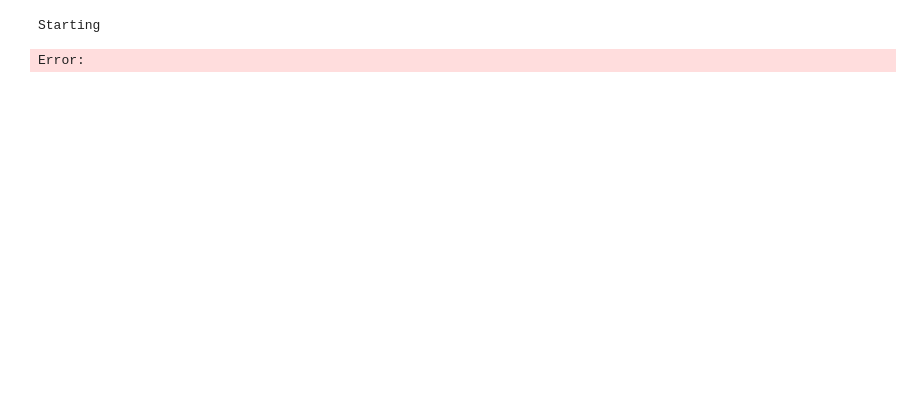
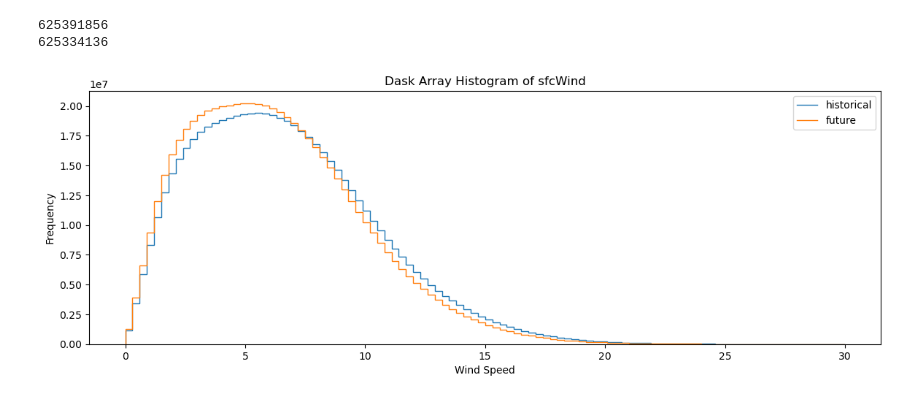
Before and after one commit to ATYslh/Dunkelflaute, a Jupyter notebook: wind_histograms.ipynb, the cells around one changed output. Saved outputs shown, nothing was run; the diff lists cells and outputs as text; code cells hidden in the pictures; blank space fills up the shorter version.

Commit message:
Added first plots for the wind histograms

```diff
--- a/wind_histograms.ipynb
+++ b/wind_histograms.ipynb
@@ -1,23 +1,43 @@
 # %%
 import xarray as xr
+import dask.array as da
 import matplotlib.pyplot as plt
 import numpy as np
 
-input_file="Wind/EUR-11_MPI-M-MPI-ESM1-2-HR_historical_CLMcom-Hereon-CCLM-6-0-clm3_wind.nc"
+plt.figure(figsize=(14, 4.5))
+for file in ["/work/gg0302/g260190/Dunkelflaute/Wind/EUR-11_MPI-M-MPI-ESM1-2-HR_historical_CLMcom-Hereon-CCLM-6-0-clm3_wind.nc","/work/gg0302/g260190/Dunkelflaute/Wind/EUR-11_MPI-M-MPI-ESM1-2-HR_ssp370_CLMcom-Hereon-CCLM-6-0-clm3_wind.nc"]:
+# Open the dataset with Dask
+    ds = xr.open_dataset(file, chunks={"time": 100})
 
-fig, axes = plt.subplots(nrows=1, ncols=1, figsize=(14, 4.5),layout='compressed')
-print("Starting")
-with xr.open_dataset(input_file) as df:
-    wind_data = df["sfcWind"].values
-    print(f"Finished loading data")
-    wind_data_clean = wind_data[~np.isnan(wind_data)]
+    # Filter the dataset for years 1960 to 1990
+    if "historical" in file:
+        ds_filtered = ds.sel(time=slice("1960-01-01", "1989-12-31"))
+        label="historical"
+    else:
+        ds_filtered = ds.sel(time=slice("2070-01-01", "2099-12-31"))
+        label="future"
 
-    counts, bins = np.histogram(wind_data_clean)
-    plt.stairs(counts, bins)
-    plt.title("Histogram of Surface Wind (NaNs excluded)")
-    plt.xlabel("Wind Speed")
-    plt.ylabel("Frequency")
-    plt.show()
+    # Extract the wind data as a Dask array
+    wind = ds_filtered["sfcWind"].data
+
+    # Define histogram bins
+    bins = np.linspace(0, 30, 101)
+
+    # Compute histogram lazily, then compute the result
+    counts, edges = da.histogram(wind, bins=bins)
+    counts, edges = da.compute(counts, edges)
+    print(sum(counts))
+    plt.stairs(counts, edges,label=label)
+
+# Plot the histogram
+
+
+plt.title("Dask Array Histogram of sfcWind")
+plt.xlabel("Wind Speed")
+plt.ylabel("Frequency")
+plt.legend()
+plt.show()
 # %% [output]
-Starting
+625391856
+625334136
-Error:
+[figure, added]
```
Also changed, not shown: parts of 2 cells of this notebook.
